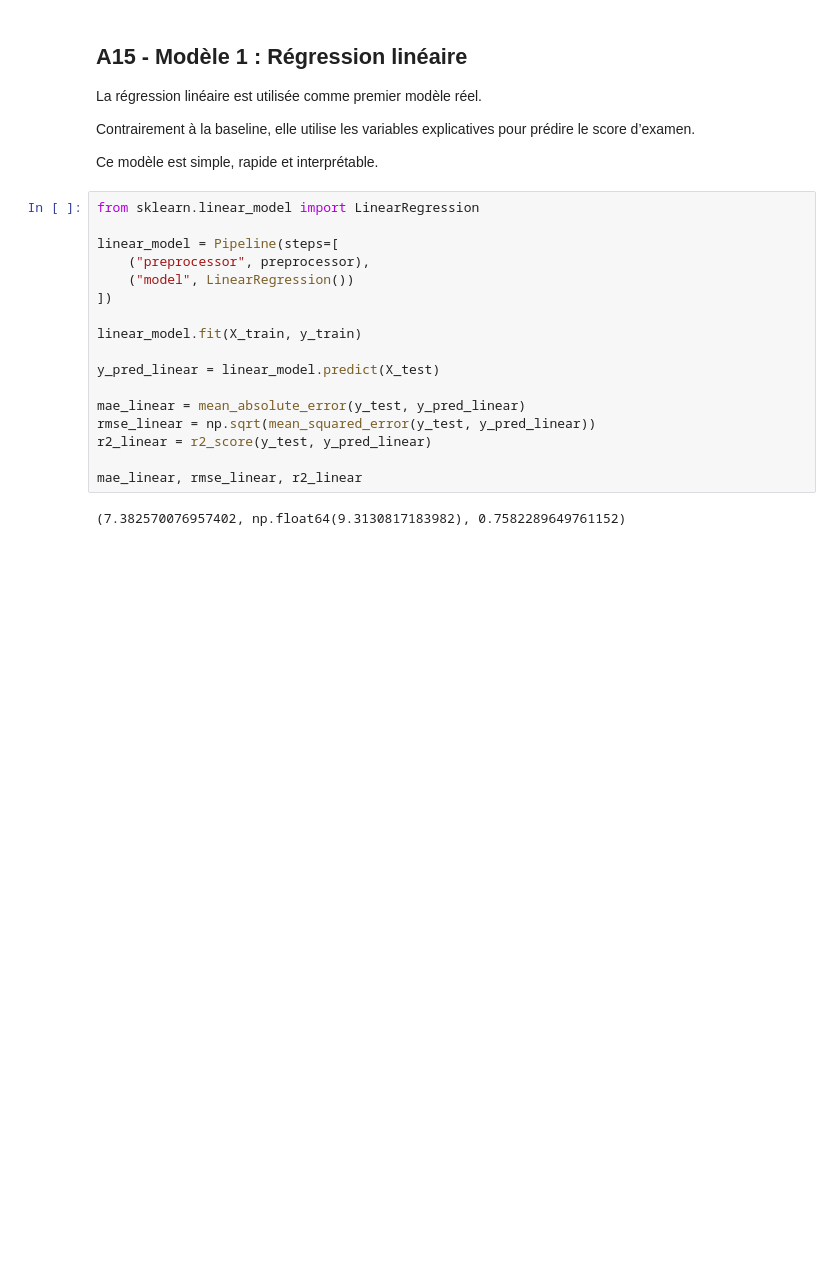
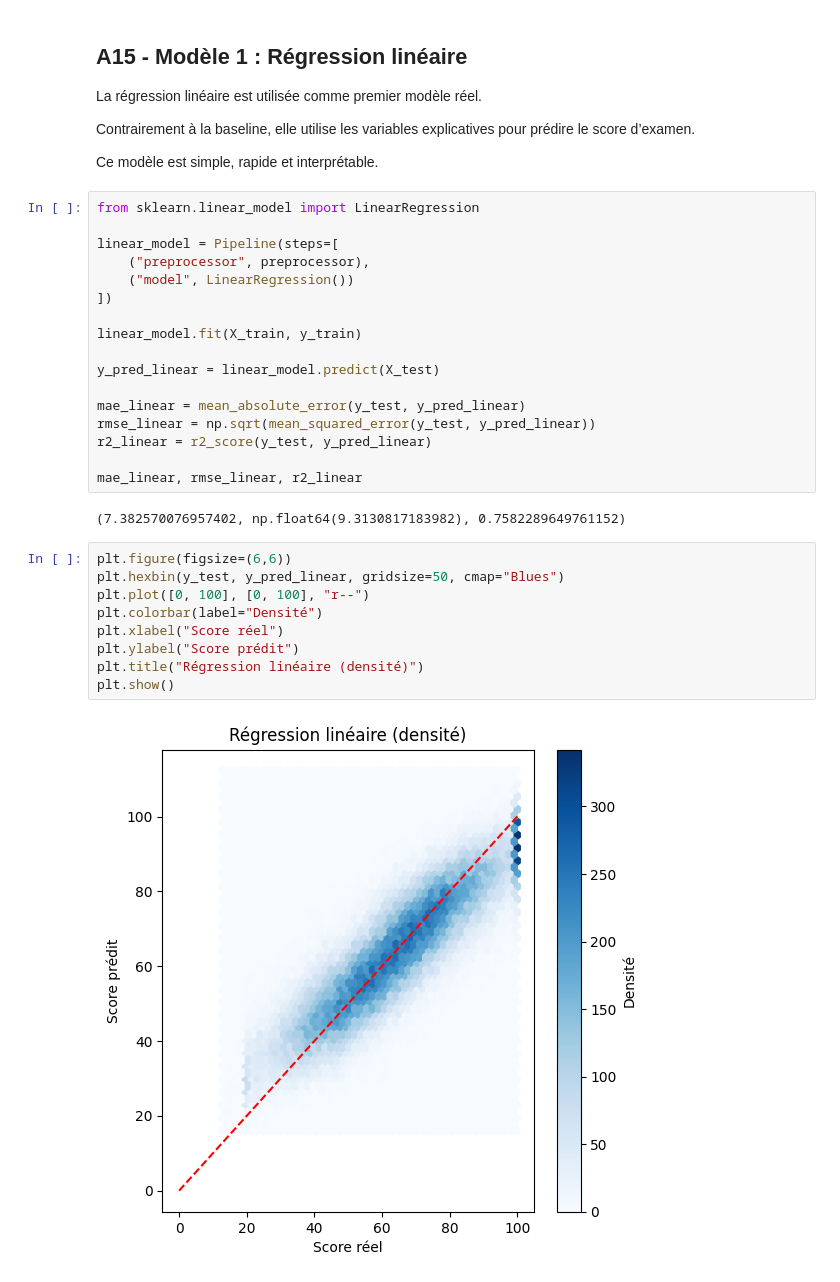
Before and after one commit to YLIssakha235/AI_project, a Jupyter notebook: notebooks/failure_prediction.ipynb, the cells around one changed output. Cells and saved outputs as stored; diff of their text form; blank space fills up the shorter version.

```diff
--- a/notebooks/failure_prediction.ipynb
+++ b/notebooks/failure_prediction.ipynb
@@ -624,3 +618,14 @@ r2_linear = r2_score(y_test, y_pred_linear)
 mae_linear, rmse_linear, r2_linear
 # %% [output]
 (7.382570076957402, np.float64(9.3130817183982), 0.7582289649761152)
+# %%
+plt.figure(figsize=(6,6))
+plt.hexbin(y_test, y_pred_linear, gridsize=50, cmap="Blues")
+plt.plot([0, 100], [0, 100], "r--")
+plt.colorbar(label="Densité")
+plt.xlabel("Score réel")
+plt.ylabel("Score prédit")
+plt.title("Régression linéaire (densité)")
+plt.show()
+# %% [output]
+[figure, added]
```
Also changed, not shown: parts of 37 cells of this notebook, 1 other file.
